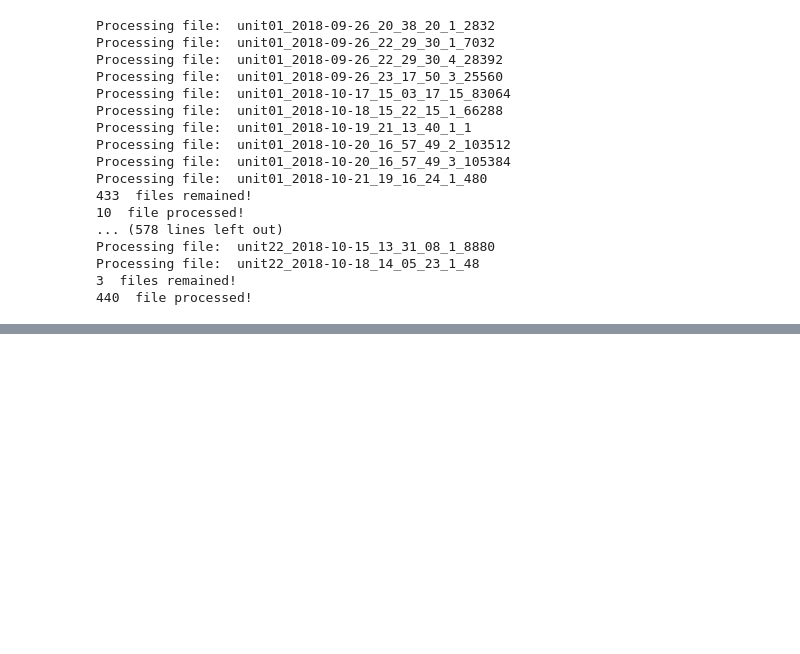
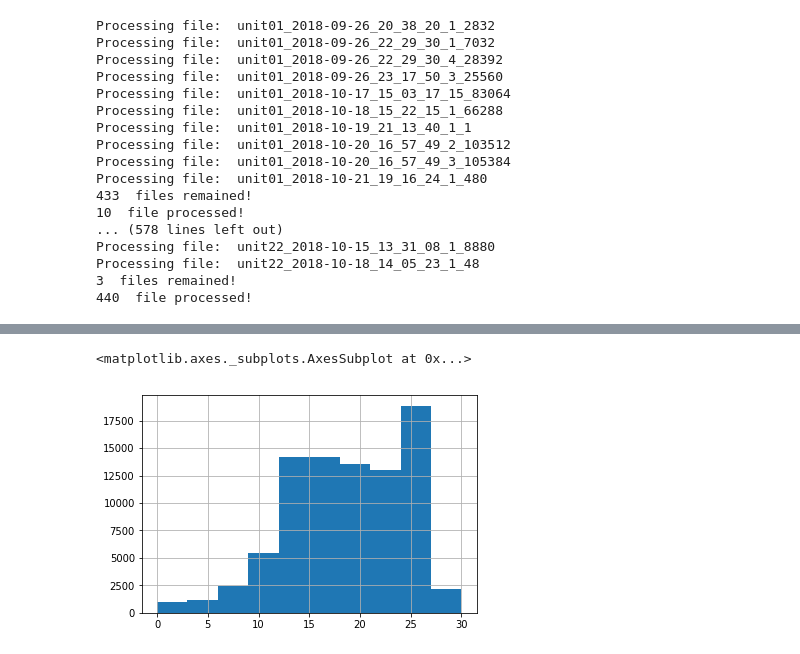
Before and after one commit to saeedarabi92/Farm-equipment-following-behaviour, a Jupyter notebook: notebooks/Mixed_effect_model.ipynb, the cells around one changed output, grey strips where cells are left out. Drawn from its saved outputs; the diff is of its cells as text; code cells hidden in the pictures; blank space fills up the shorter version.

```diff
--- a/notebooks/Mixed_effect_model.ipynb
+++ b/notebooks/Mixed_effect_model.ipynb
@@ -77,0 +105,6 @@ dataframe.to_csv('../Data/not_processed.csv')
+# %%
+dataset = dataset[dataset.Speed_MPH < 30]
+dataset.Speed_MPH.hist()
+# %% [output]
+<matplotlib.axes._subplots.AxesSubplot at 0x...>
+[figure, added]
```
Also changed, not shown: parts of 10 cells of this notebook.
